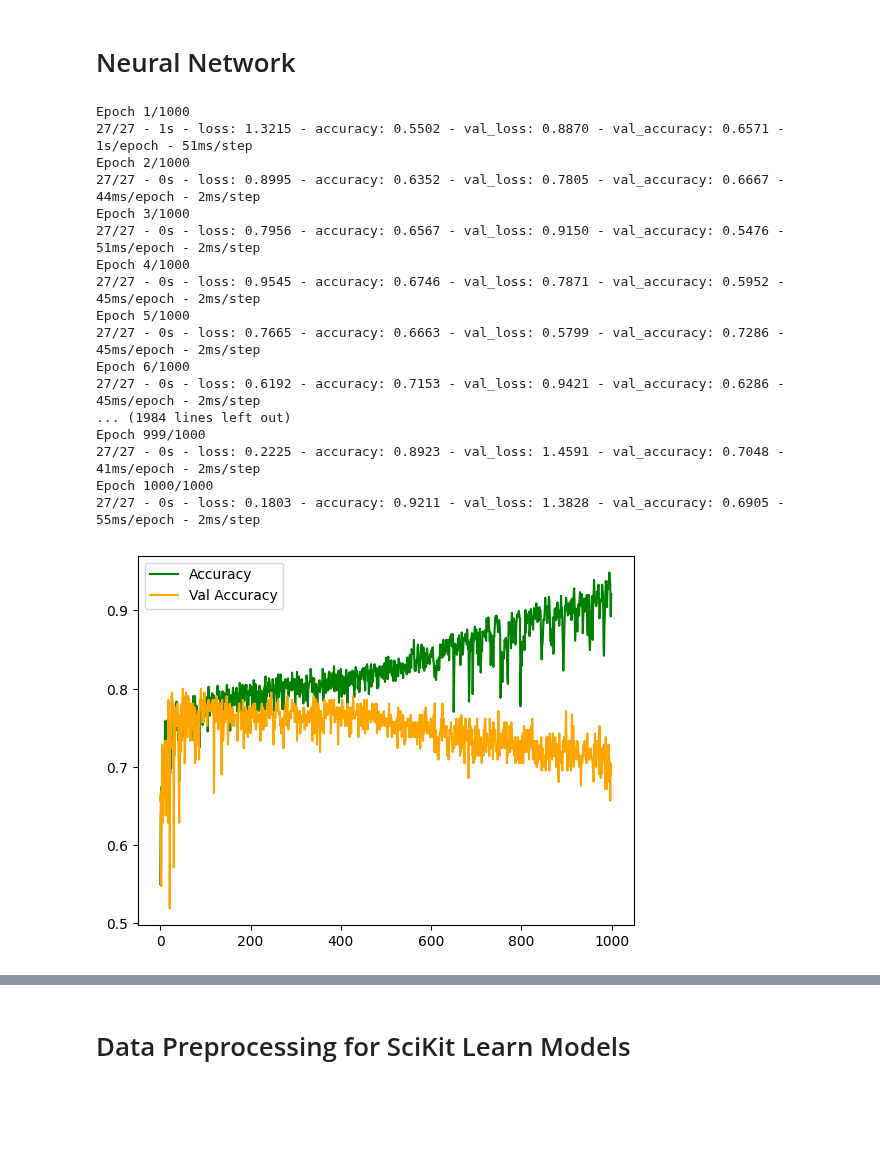
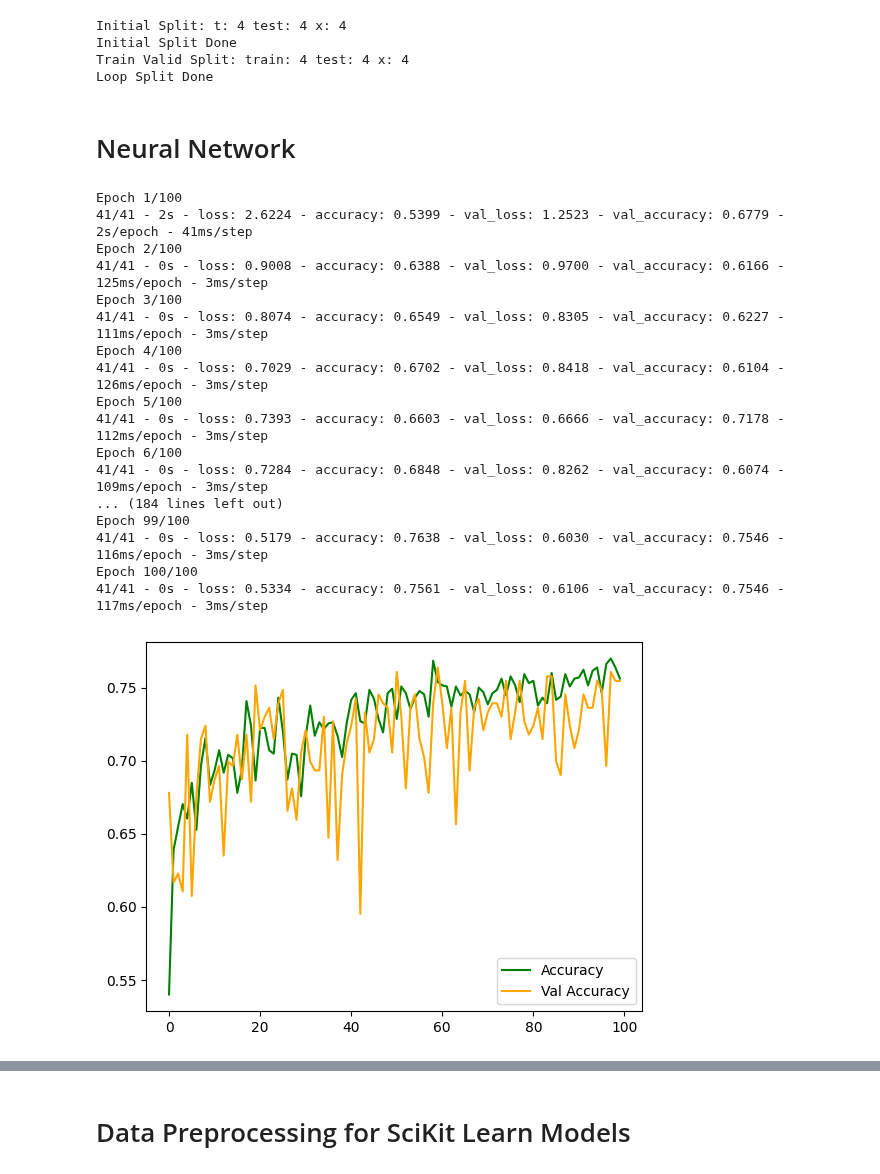
Before and after one commit to alaricespina/Thesis-Repository, a Jupyter notebook: Final Model Files/ClassWise.ipynb, the cells around one changed output, grey strips where cells are left out. Cells and saved outputs as stored; diff of their text form; code cells hidden in the pictures; blank space fills up the shorter version.

```diff
--- a/Final Model Files/ClassWise.ipynb
+++ b/Final Model Files/ClassWise.ipynb
@@ -58,47 +38,88 @@ X_train, X_valid, y_train, y_valid = train_test_split(X_t, y_t, test_size=0.2, r
+# %%
+csv_filename = "qc aggregated data.csv"
+df = pd.read_csv(csv_filename)
+
+X = df[["tempmax", "tempmin", "temp", "feelslikemax", "feelslikemin", "feelslike", "dew", "humidity", "windspeed", "winddir"]]
+y = df["conditions"]
+X = np.array(X)
+y = np.array(y)
+
+le = LabelEncoder()
+le.fit(y)
+y = le.transform(y)
+#y = to_categorical(y)
+num_classes = len(le.classes_)
+
+_ = 0
+X_t, X_test, y_t, y_test = train_test_split(X, y, test_size=0.2)
+print(f"Initial Split: t: {len(np.unique(y_t))} test: {len(np.unique(y_test))} x: {num_classes}")
+while (len(np.unique(y_test)) != num_classes) or (len(np.unique(y_t)) != num_classes):
+    X_t, X_test, y_t, y_test = train_test_split(X, y, test_size=0.2)
+    _ += 1
+    print(f" {_} Loop Split: t: {len(np.unique(y_t))} test: {len(np.unique(y_test))} x: {num_classes}")
+
+print("Initial Split Done")
+
+X_train, X_valid, y_train, y_valid = train_test_split(X_t, y_t, test_size=0.2)
+print(f"Train Valid Split: train: {len(np.unique(y_train))} test: {len(np.unique(y_valid))} x: {num_classes}")
+_ = 0
+while (len(np.unique(y_train)) != num_classes) or (len(np.unique(y_valid)) != num_classes):
+    X_train, X_valid, y_train, y_valid = train_test_split(X_t, y_t, test_size=0.2)
+    print(f"{_} Loop Train Split: train: {len(np.unique(y_train))} test: {len(np.unique(y_valid))} x: {num_classes}")
+
+print("Loop Split Done")
+y_test = to_categorical(y_test)
+y_valid = to_categorical(y_valid)
+y_train = to_categorical(y_train)
+# %% [output]
+Initial Split: t: 4 test: 4 x: 4
+Initial Split Done
+Train Valid Split: train: 4 test: 4 x: 4
+Loop Split Done
 # %% [markdown]
 # Neural Network
 # %%
 model = Sequential([
     layers.InputLayer(10, ),
     layers.Dense(64, activation='relu'),
     layers.Dense(64, activation='relu'),
     layers.Dense(64, activation='relu'),
     layers.Dense(4, activation='softmax')
 ])
 
 model.compile(
     loss = "categorical_crossentropy",
     optimizer = "adam",
     metrics=["accuracy"])
 
 history = model.fit(
     X_train,
     y_train,
     validation_data = (X_valid, y_valid),
-    epochs = 1000,
+    epochs = 100,
     verbose = 2
 )
 
 plt.plot(history.history["accuracy"], label="Accuracy", color="green")
 plt.plot(history.history["val_accuracy"], label="Val Accuracy", color="orange")
 plt.legend()
 plt.show()
 # %% [output]
-Epoch 1/1000
-27/27 - 1s - loss: 1.3215 - accuracy: 0.5502 - val_loss: 0.8870 - val_accuracy: 0.6571 - 1s/epoch - 51ms/step
-Epoch 2/1000
-27/27 - 0s - loss: 0.8995 - accuracy: 0.6352 - val_loss: 0.7805 - val_accuracy: 0.6667 - 44ms/epoch - 2ms/step
-Epoch 3/1000
-27/27 - 0s - loss: 0.7956 - accuracy: 0.6567 - val_loss: 0.9150 - val_accuracy: 0.5476 - 51ms/epoch - 2ms/step
-Epoch 4/1000
-27/27 - 0s - loss: 0.9545 - accuracy: 0.6746 - val_loss: 0.7871 - val_accuracy: 0.5952 - 45ms/epoch - 2ms/step
-Epoch 5/1000
-27/27 - 0s - loss: 0.7665 - accuracy: 0.6663 - val_loss: 0.5799 - val_accuracy: 0.7286 - 45ms/epoch - 2ms/step
-Epoch 6/1000
-27/27 - 0s - loss: 0.6192 - accuracy: 0.7153 - val_loss: 0.9421 - val_accuracy: 0.6286 - 45ms/epoch - 2ms/step
-... (1984 lines left out)
-Epoch 999/1000
-27/27 - 0s - loss: 0.2225 - accuracy: 0.8923 - val_loss: 1.4591 - val_accuracy: 0.7048 - 41ms/epoch - 2ms/step
-Epoch 1000/1000
-27/27 - 0s - loss: 0.1803 - accuracy: 0.9211 - val_loss: 1.3828 - val_accuracy: 0.6905 - 55ms/epoch - 2ms/step
+Epoch 1/100
+41/41 - 2s - loss: 2.6224 - accuracy: 0.5399 - val_loss: 1.2523 - val_accuracy: 0.6779 - 2s/epoch - 41ms/step
+Epoch 2/100
+41/41 - 0s - loss: 0.9008 - accuracy: 0.6388 - val_loss: 0.9700 - val_accuracy: 0.6166 - 125ms/epoch - 3ms/step
+Epoch 3/100
+41/41 - 0s - loss: 0.8074 - accuracy: 0.6549 - val_loss: 0.8305 - val_accuracy: 0.6227 - 111ms/epoch - 3ms/step
+Epoch 4/100
+41/41 - 0s - loss: 0.7029 - accuracy: 0.6702 - val_loss: 0.8418 - val_accuracy: 0.6104 - 126ms/epoch - 3ms/step
+Epoch 5/100
+41/41 - 0s - loss: 0.7393 - accuracy: 0.6603 - val_loss: 0.6666 - val_accuracy: 0.7178 - 112ms/epoch - 3ms/step
+Epoch 6/100
+41/41 - 0s - loss: 0.7284 - accuracy: 0.6848 - val_loss: 0.8262 - val_accuracy: 0.6074 - 109ms/epoch - 3ms/step
+... (184 lines left out)
+Epoch 99/100
+41/41 - 0s - loss: 0.5179 - accuracy: 0.7638 - val_loss: 0.6030 - val_accuracy: 0.7546 - 116ms/epoch - 3ms/step
+Epoch 100/100
+41/41 - 0s - loss: 0.5334 - accuracy: 0.7561 - val_loss: 0.6106 - val_accuracy: 0.7546 - 117ms/epoch - 3ms/step
-[figure, old version]
+[figure, new version]
```
Also changed, not shown: parts of 17 cells of this notebook, 5 other files.
